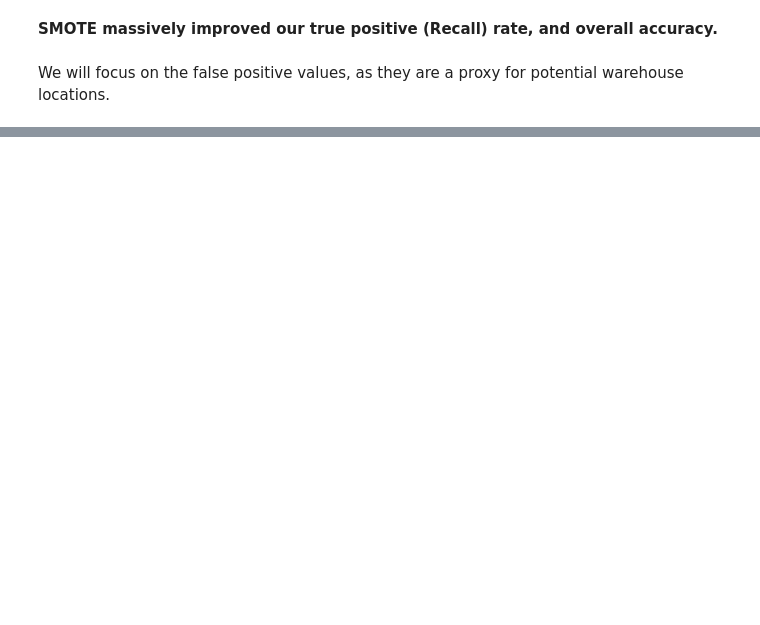
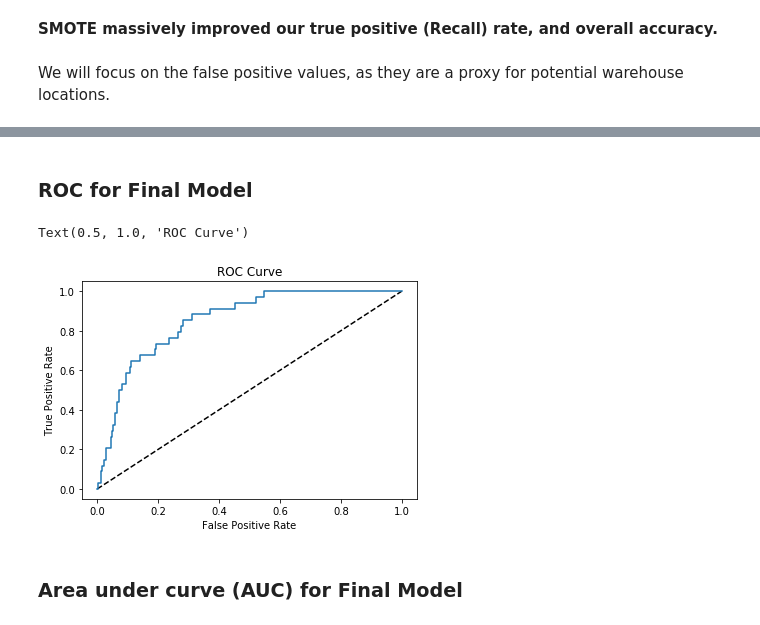
Before and after one commit to jfleury12/retail-warehouse-locations, a Jupyter notebook: notebooks/warehouse_model.ipynb, the cells around one changed output, grey strips where cells are left out. Drawn from its saved outputs; the diff is of its cells as text; code cells hidden in the pictures; blank space fills up the shorter version.

```diff
--- a/notebooks/warehouse_model.ipynb
+++ b/notebooks/warehouse_model.ipynb
@@ -239,0 +250,5 @@ We will focus on the false positive values, as they are a proxy for potential wa
+# %%
+# we selected these features based on the simulated distributions in the hypothesis section
+# the features with significantly different distributions of sample means were retained
+X2 = hypothesis_cols[['size_rank', 'avg_home_price', 'high_school', 'bachelors', 'population', 'int_migration_rate', 'net_migration_rate',
+        'pop_growth', 'poverty_rate', 'median_hh_income', 'pop_density']]
@@ -239,0 +352,23 @@ We will focus on the false positive values, as they are a proxy for potential wa
+# %%
+#Set up hyperparameter grid
+c_range = [1]
+param_grid = {'lr__C': c_range, 'lr__penalty': ['l1','l2']}
+
+# Set up pipeline
+steps = [('scaler', StandardScaler()), ('smt', SMOTE_imb(random_state=25)),
+        ('lr', LogisticRegression(max_iter=1000))]
+
+pipeline = imb(steps)
+
+# Instantiate GridSearchCV
+pipeline_cv = GridSearchCV(pipeline, param_grid, cv=5, n_jobs=-1, verbose=1)
+
+# Create training and test sets
+X_train, X_test, y_train, y_test = train_test_split(X2, y, test_size = 0.2, stratify=y, random_state=25)
+
+# Fit the pipeline to the training data
+pipeline_cv.fit(X_train, y_train)
+
+# Print optimal parameters and best score
+print("Tuned Logistic Regression Parameter: {}".format(pipeline_cv.best_params_))
+print("Tuned Logistic Regression Accuracy: {}".format(pipeline_cv.best_score_))
@@ -239,0 +428,21 @@ We will focus on the false positive values, as they are a proxy for potential wa
+# %% [markdown]
+### ROC for Final Model
+# %%
+# ROC curve
+# Compute predicted probabilities: y_pred_prob
+y_pred_prob = pipeline_cv.predict_proba(X_test)[:,1]
+
+# Generate ROC curve values: fpr, tpr, thresholds
+fpr, tpr, thresholds = roc_curve(y_test, y_pred_prob)
+
+# Plot ROC curve
+plt.plot([0, 1], [0, 1], 'k--')
+plt.plot(fpr, tpr)
+plt.xlabel('False Positive Rate')
+plt.ylabel('True Positive Rate')
+plt.title('ROC Curve')
+# %% [output]
+Text(0.5, 1.0, 'ROC Curve')
+[figure, added]
+# %% [markdown]
+### Area under curve (AUC) for Final Model
```
Also changed, not shown: parts of 45 cells of this notebook, 3 other files.
